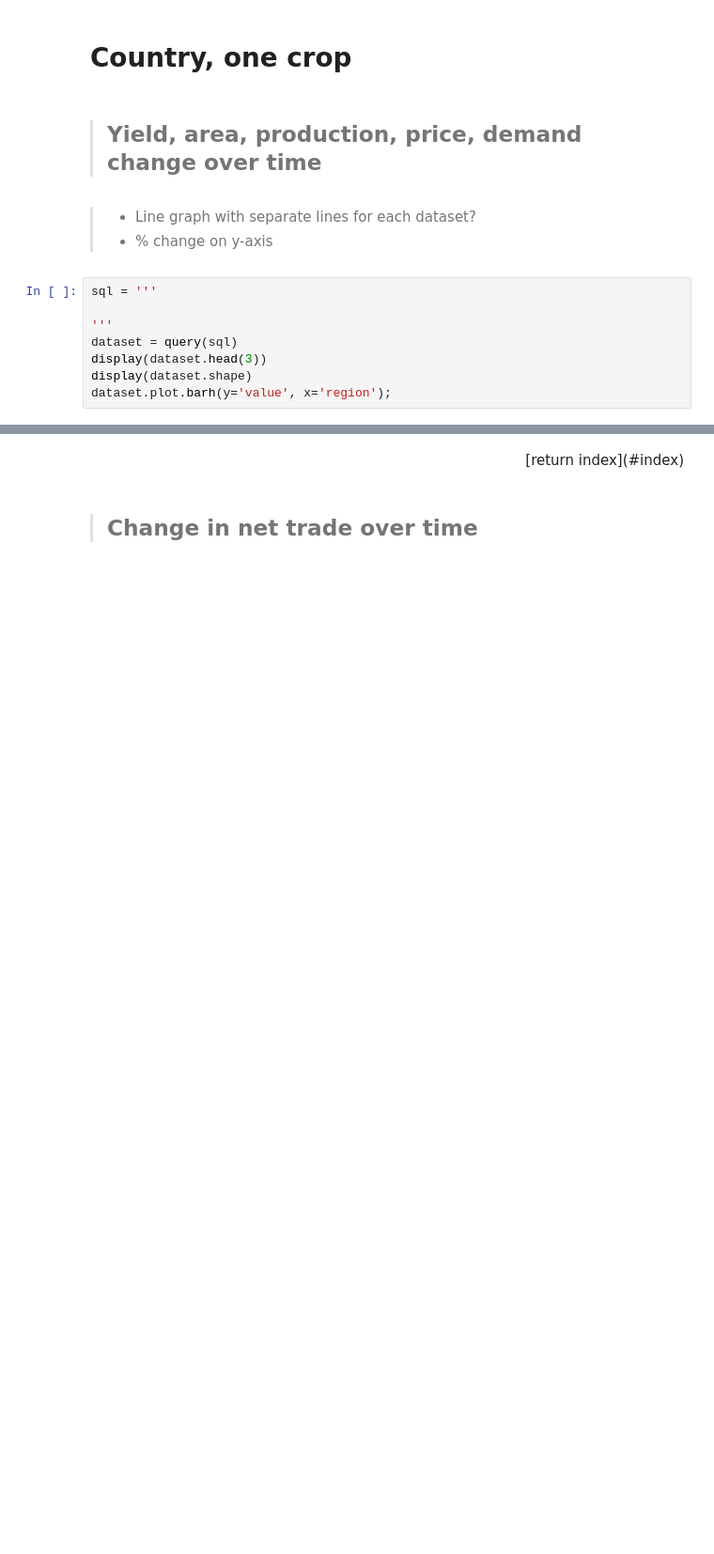
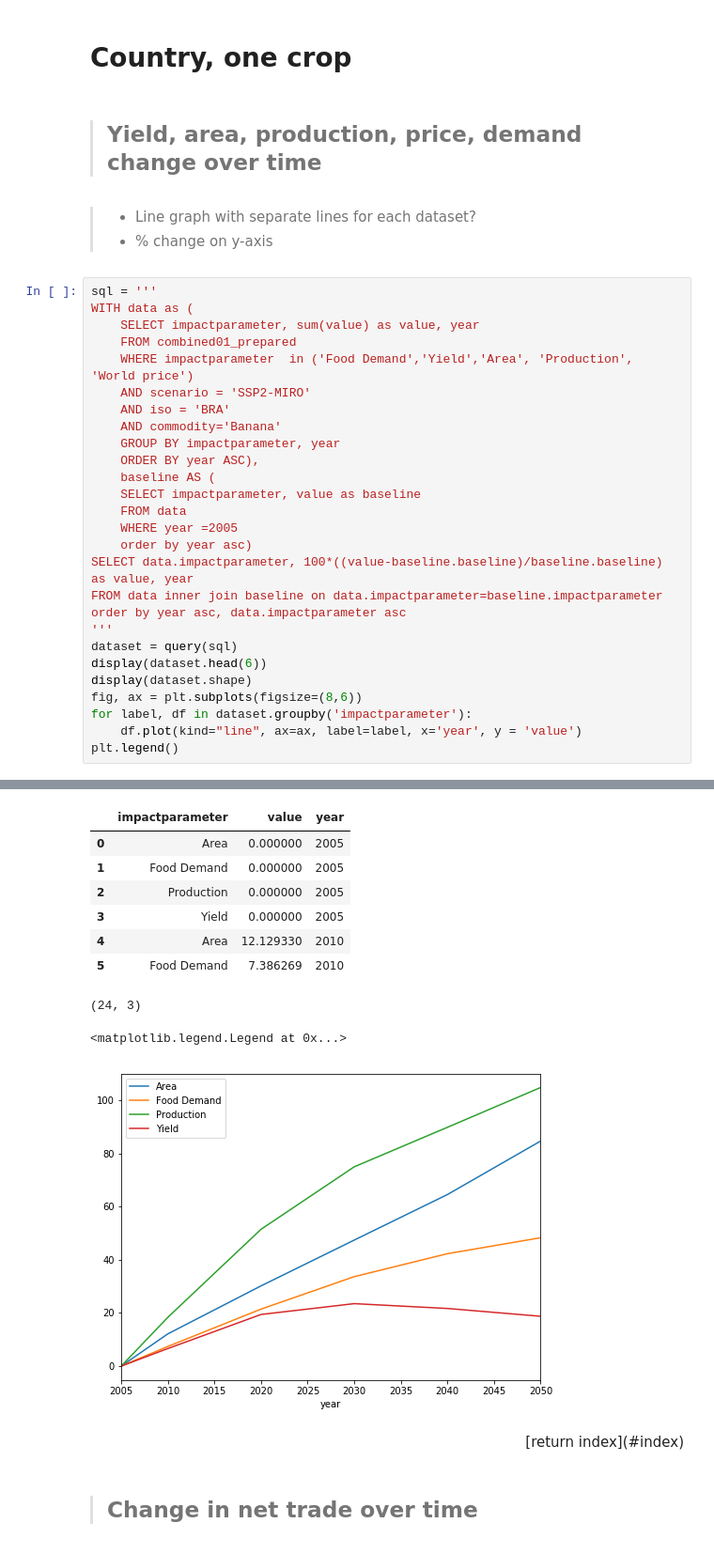
Before and after one commit to resource-watch/notebooks, a Jupyter notebook: Aqueduct/lab/AQ1_widget_exploration.ipynb, the cells around one changed output, grey strips where cells are left out. Shown at 94% size. Saved outputs shown, nothing was run; the diff lists cells and outputs as text; blank space fills up the shorter version.

```diff
--- a/Aqueduct/lab/AQ1_widget_exploration.ipynb
+++ b/Aqueduct/lab/AQ1_widget_exploration.ipynb
@@ -431,11 +490,31 @@ dataset.plot.barh(y='value', x='region');
 # %% [markdown]
 >* Line graph with separate lines for each dataset?
 >* % change on y-axis
-# %%
-sql = '''
-
-'''
-dataset = query(sql)
-display(dataset.head(3))
-display(dataset.shape)
-dataset.plot.barh(y='value', x='region');
+# %%
+sql = '''
+WITH data as (
+    SELECT impactparameter, sum(value) as value, year
+    FROM combined01_prepared
+    WHERE impactparameter  in ('Food Demand','Yield','Area', 'Production', 'World price')
+    AND scenario = 'SSP2-MIRO'
+    AND iso = 'BRA'
+    AND commodity='Banana'
+    GROUP BY impactparameter, year
+    ORDER BY year ASC),
+    baseline AS (
+    SELECT impactparameter, value as baseline
+    FROM data
+    WHERE year =2005
+    order by year asc)
+SELECT data.impactparameter, 100*((value-baseline.baseline)/baseline.baseline) as value, year
+FROM data inner join baseline on data.impactparameter=baseline.impactparameter
+order by year asc, data.impactparameter asc
+'''
+dataset = query(sql)
+display(dataset.head(6))
+display(dataset.shape)
+fig, ax = plt.subplots(figsize=(8,6))
+for label, df in dataset.groupby('impactparameter'):
+    df.plot(kind="line", ax=ax, label=label, x='year', y = 'value')
+plt.legend()
+# %% [output]
@@ -442,3 +541,13 @@ dataset.plot.barh(y='value', x='region');
+|  | impactparameter | value | year |
+| 0 | Area | 0.000000 | 2005 |
+| 1 | Food Demand | 0.000000 | 2005 |
+| 2 | Production | 0.000000 | 2005 |
+| 3 | Yield | 0.000000 | 2005 |
+| 4 | Area | 12.129330 | 2010 |
+| 5 | Food Demand | 7.386269 | 2010 |
+(24, 3)
+<matplotlib.legend.Legend at 0x...>
+[figure, added]
 # %% [markdown]
 <div style="text-align: right"> [return index](#index) </div>
 # %% [markdown]
```
Also changed, not shown: parts of 5 cells of this notebook.
